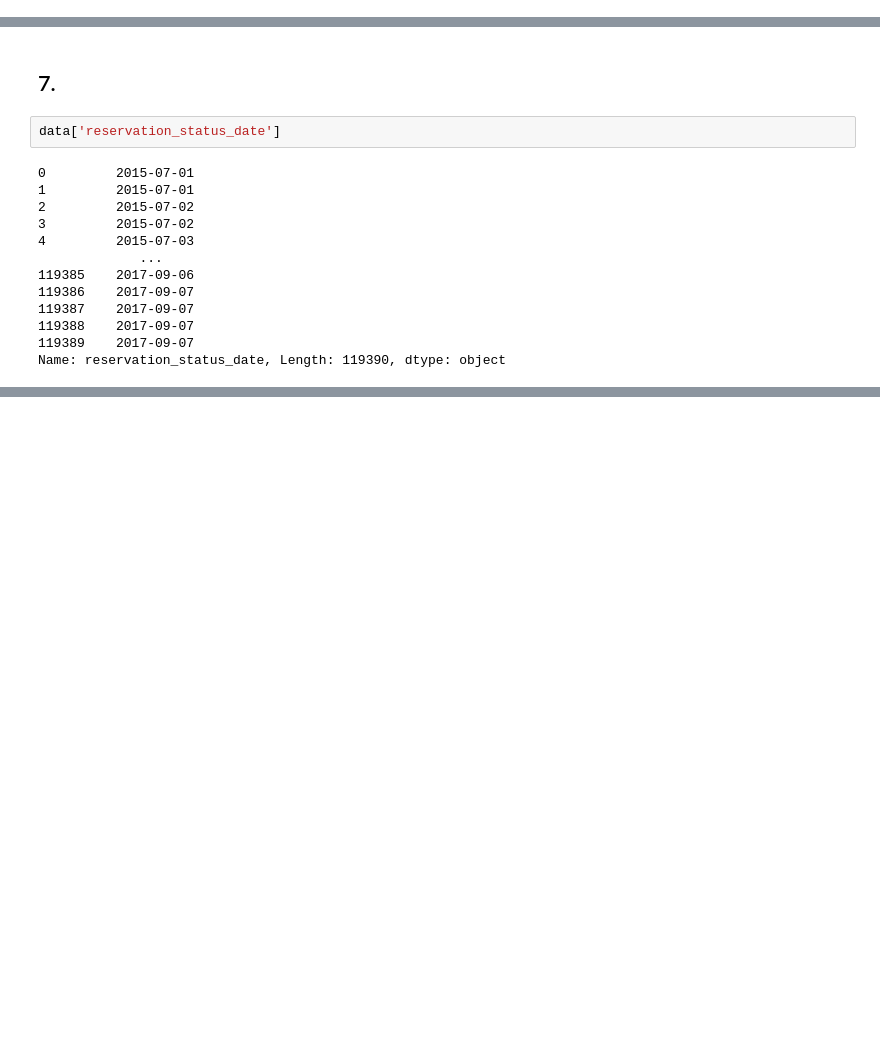
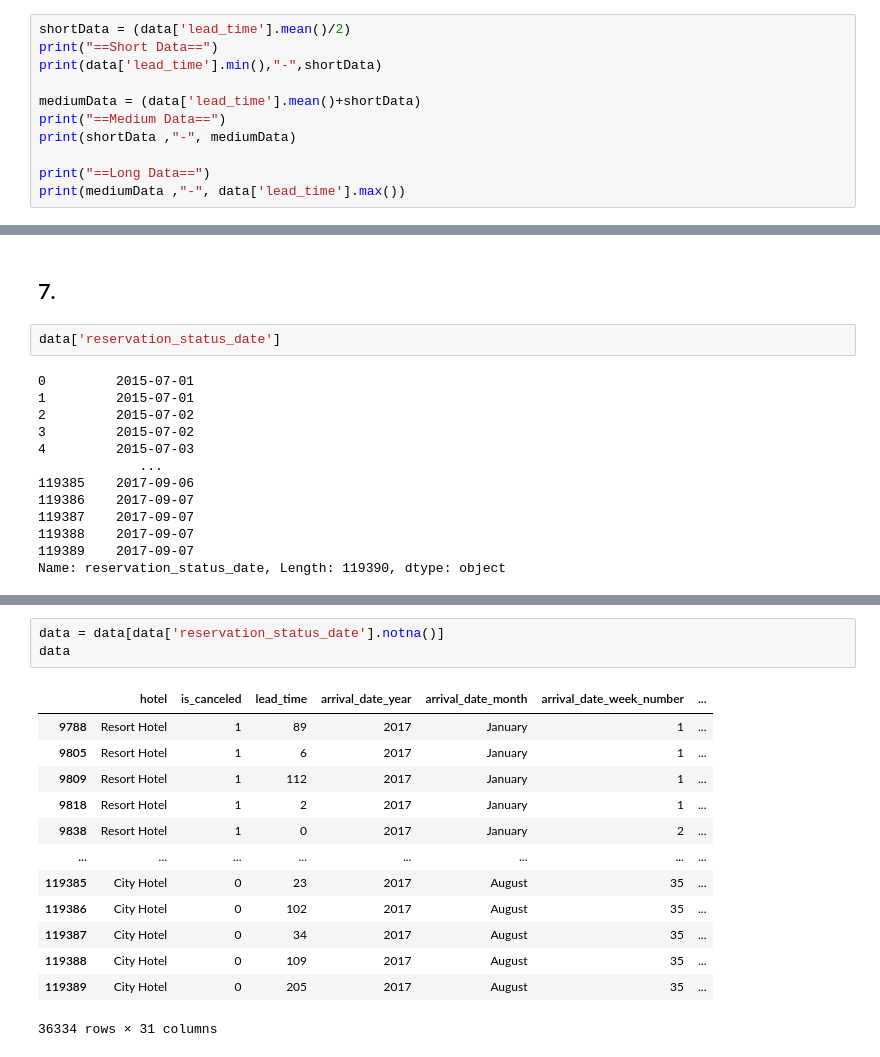
Before and after one commit to muhammad19rizki/intermediate-python, a Jupyter notebook: final-project/FinalProjectB.ipynb, the cells around one changed output, grey strips where cells are left out. Drawn from its saved outputs; the diff is of its cells as text; blank space fills up the shorter version.

```diff
--- a/final-project/FinalProjectB.ipynb
+++ b/final-project/FinalProjectB.ipynb
@@ -379,0 +394,11 @@ dtype: int64
+# %%
+shortData = (data['lead_time'].mean()/2)
+print("==Short Data==")
+print(data['lead_time'].min(),"-",shortData)
+
+mediumData = (data['lead_time'].mean()+shortData)
+print("==Medium Data==")
+print(shortData ,"-", mediumData)
+
+print("==Long Data==")
+print(mediumData ,"-", data['lead_time'].max())
@@ -404,0 +513,17 @@ data
+# %%
+data = data[data['reservation_status_date'].notna()]
+data
+# %% [output]
+|  | hotel | is_canceled | lead_time | arrival_date_year | arrival_date_month | arrival_date_week_number | ... |
+| 9788 | Resort Hotel | 1 | 89 | 2017 | January | 1 | ... |
+| 9805 | Resort Hotel | 1 | 6 | 2017 | January | 1 | ... |
+| 9809 | Resort Hotel | 1 | 112 | 2017 | January | 1 | ... |
+| 9818 | Resort Hotel | 1 | 2 | 2017 | January | 1 | ... |
+| 9838 | Resort Hotel | 1 | 0 | 2017 | January | 2 | ... |
+| ... | ... | ... | ... | ... | ... | ... | ... |
+| 119385 | City Hotel | 0 | 23 | 2017 | August | 35 | ... |
+| 119386 | City Hotel | 0 | 102 | 2017 | August | 35 | ... |
+| 119387 | City Hotel | 0 | 34 | 2017 | August | 35 | ... |
+| 119388 | City Hotel | 0 | 109 | 2017 | August | 35 | ... |
+| 119389 | City Hotel | 0 | 205 | 2017 | August | 35 | ... |
+36334 rows × 31 columns
```
Also changed, not shown: parts of 19 cells of this notebook.
